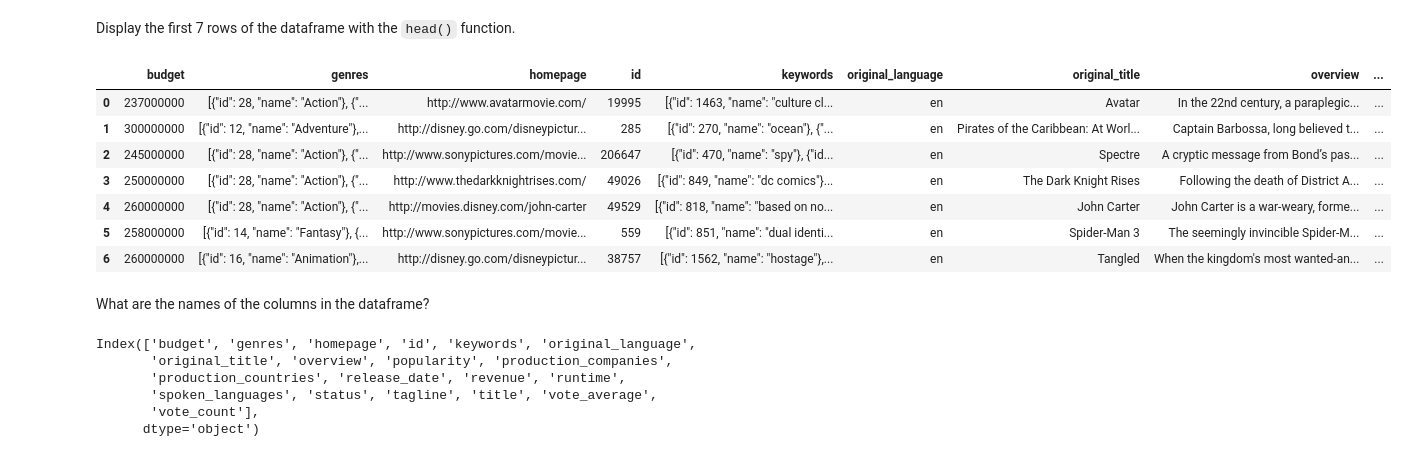
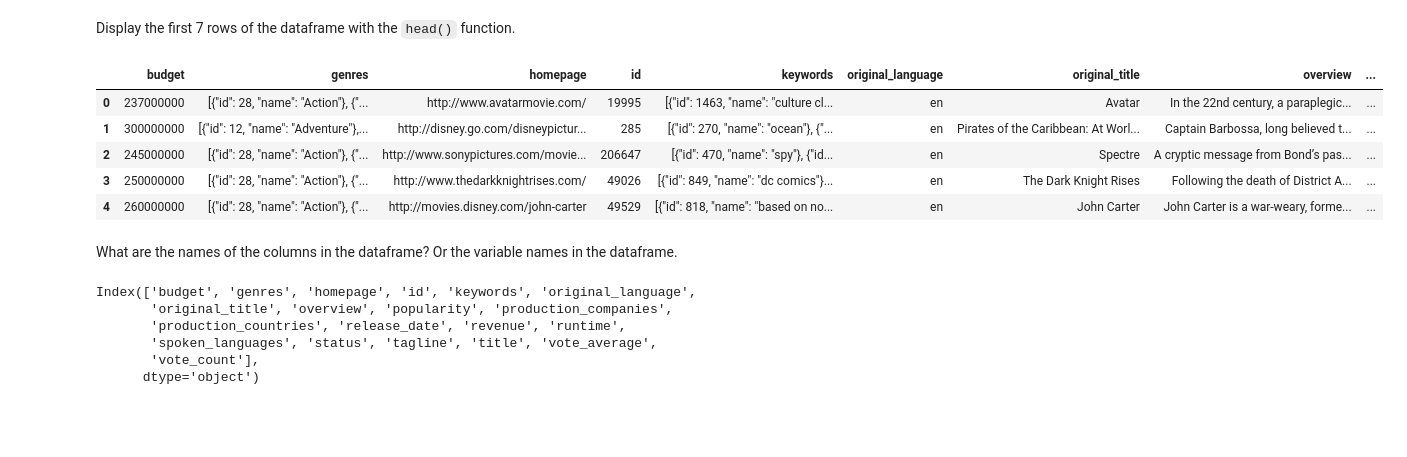
Before and after one commit to rtelmore/info-3440, a Jupyter notebook: in-class-material/week-03/Class-Two/w03-c02-python-eda-movies.ipynb, the cells around one changed output. Cells and saved outputs as stored; diff of their text form; code cells hidden in the pictures; blank space fills up the shorter version.

```diff
--- a/in-class-material/week-03/Class-Two/w03-c02-python-eda-movies.ipynb
+++ b/in-class-material/week-03/Class-Two/w03-c02-python-eda-movies.ipynb
@@ -69,18 +69,16 @@ dtype: object
 # %% [markdown]
 Display the first 7 rows of the dataframe with the `head()` function.
 # %%
-df.head(7)
+df.head(5)
 # %% [output]
 |  | budget | genres | homepage | id | keywords | original_language | original_title | overview | ... |
 | 0 | 237000000 | [{"id": 28, "name": "Action"}, {"... | http://www.avatarmovie.com/ | 19995 | [{"id": 1463, "name": "culture cl... | en | Avatar | In the 22nd century, a paraplegic... | ... |
 | 1 | 300000000 | [{"id": 12, "name": "Adventure"},... | http://disney.go.com/disneypictur... | 285 | [{"id": 270, "name": "ocean"}, {"... | en | Pirates of the Caribbean: At Worl... | Captain Barbossa, long believed t... | ... |
 | 2 | 245000000 | [{"id": 28, "name": "Action"}, {"... | http://www.sonypictures.com/movie... | 206647 | [{"id": 470, "name": "spy"}, {"id... | en | Spectre | A cryptic message from Bond’s pas... | ... |
 | 3 | 250000000 | [{"id": 28, "name": "Action"}, {"... | http://www.thedarkknightrises.com/ | 49026 | [{"id": 849, "name": "dc comics"}... | en | The Dark Knight Rises | Following the death of District A... | ... |
 | 4 | 260000000 | [{"id": 28, "name": "Action"}, {"... | http://movies.disney.com/john-carter | 49529 | [{"id": 818, "name": "based on no... | en | John Carter | John Carter is a war-weary, forme... | ... |
-| 5 | 258000000 | [{"id": 14, "name": "Fantasy"}, {... | http://www.sonypictures.com/movie... | 559 | [{"id": 851, "name": "dual identi... | en | Spider-Man 3 | The seemingly invincible Spider-M... | ... |
-| 6 | 260000000 | [{"id": 16, "name": "Animation"},... | http://disney.go.com/disneypictur... | 38757 | [{"id": 1562, "name": "hostage"},... | en | Tangled | When the kingdom's most wanted-an... | ... |
 # %% [markdown]
-What are the names of the columns in the dataframe?
+What are the names of the columns in the dataframe? Or the variable names in the dataframe.
 # %%
 df.columns
 # %% [output]
```
Also changed, not shown: parts of 4 cells of this notebook.
